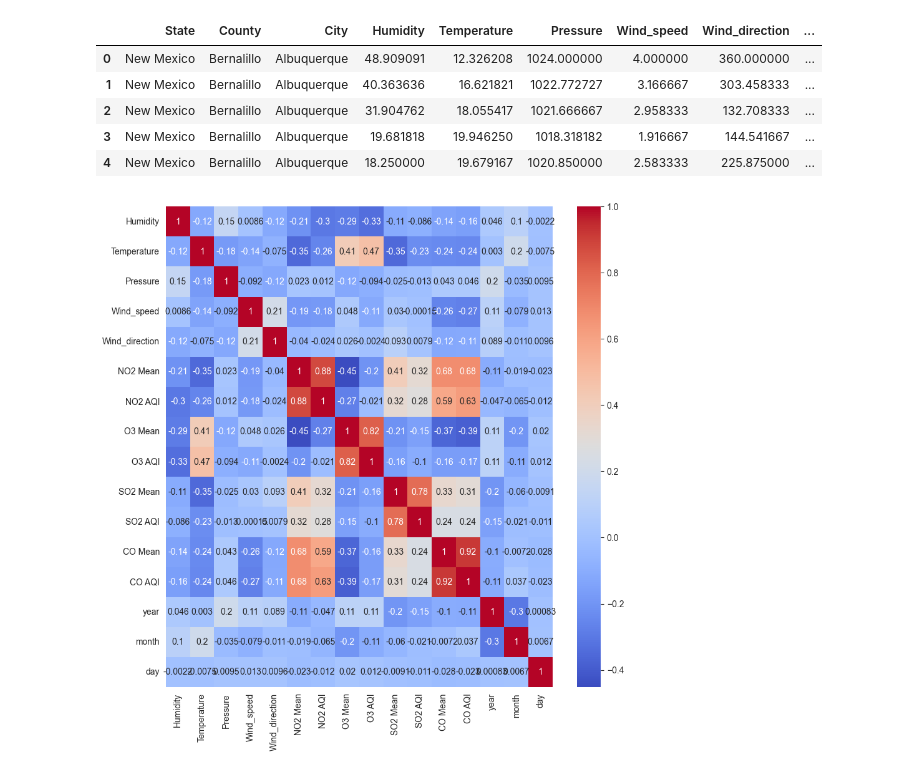
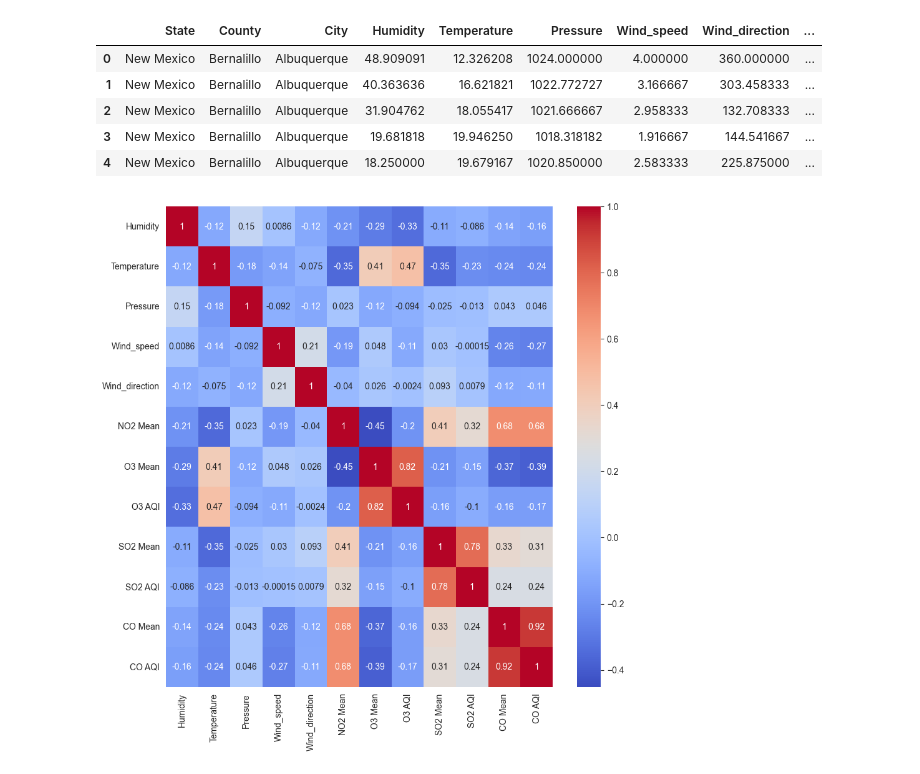
Before and after one commit to Poliaboy/GreenAi-Project-S7, a Jupyter notebook: lion.ipynb, the cells around one changed output. Drawn from its saved outputs; the diff is of its cells as text; code cells hidden in the pictures.

```diff
--- a/lion.ipynb
+++ b/lion.ipynb
@@ -69,13 +69,13 @@ data.head()
 | 3 | New Mexico | Bernalillo | Albuquerque | 19.681818 | 19.946250 | 1018.318182 | 1.916667 | 144.541667 | ... |
 | 4 | New Mexico | Bernalillo | Albuquerque | 18.250000 | 19.679167 | 1020.850000 | 2.583333 | 225.875000 | ... |
 # %%
-# Heatmap of correlation between features without target variable
-corr = data.corr()
+# Heatmap of correlation between features with only features
+corr = data[numerical_features].corr()
 plt.figure(figsize=(10, 10))
 sns.heatmap(corr, annot=True, cmap='coolwarm')
 plt.show()
 # %% [output]
-[figure, old version]
+[figure, new version]
 # %%
 # Preprocessor for pipeline
 preprocessor = ColumnTransformer(
```
Also changed, not shown: parts of 14 cells of this notebook.
